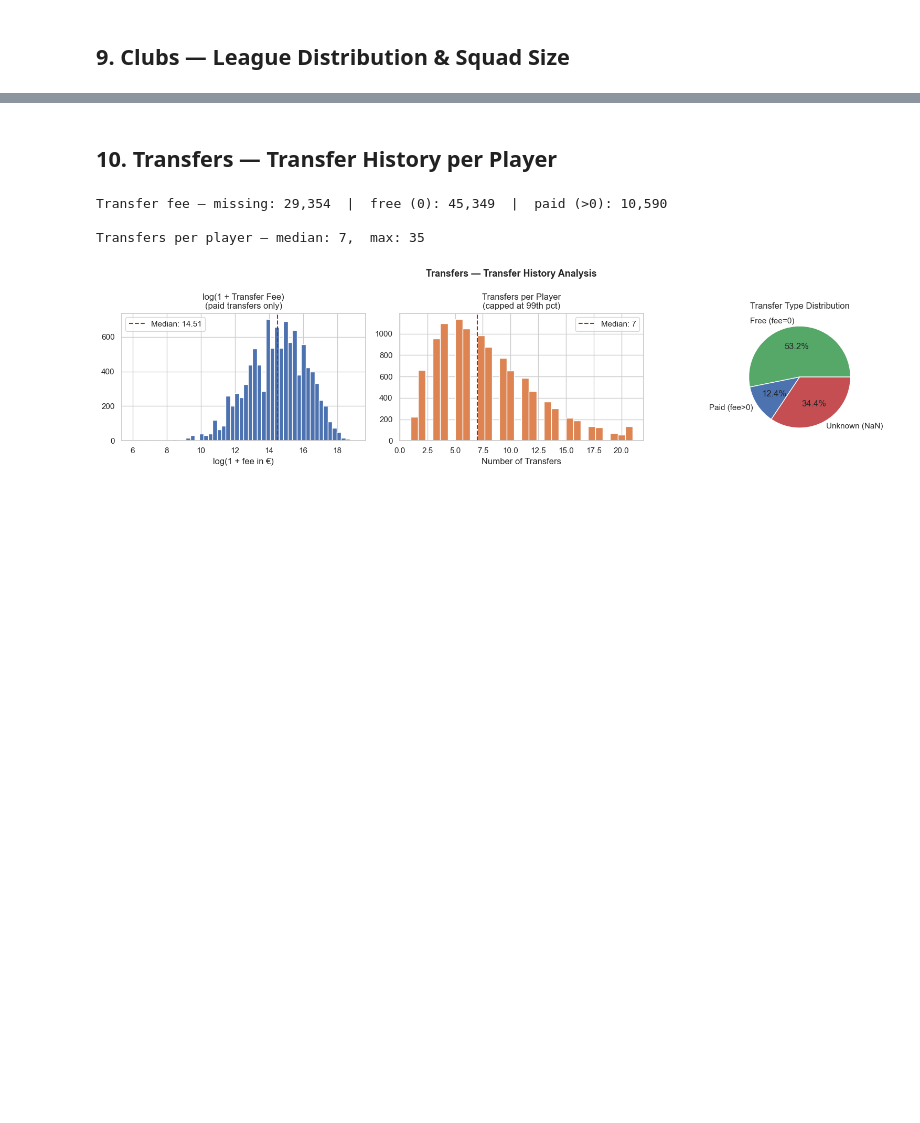
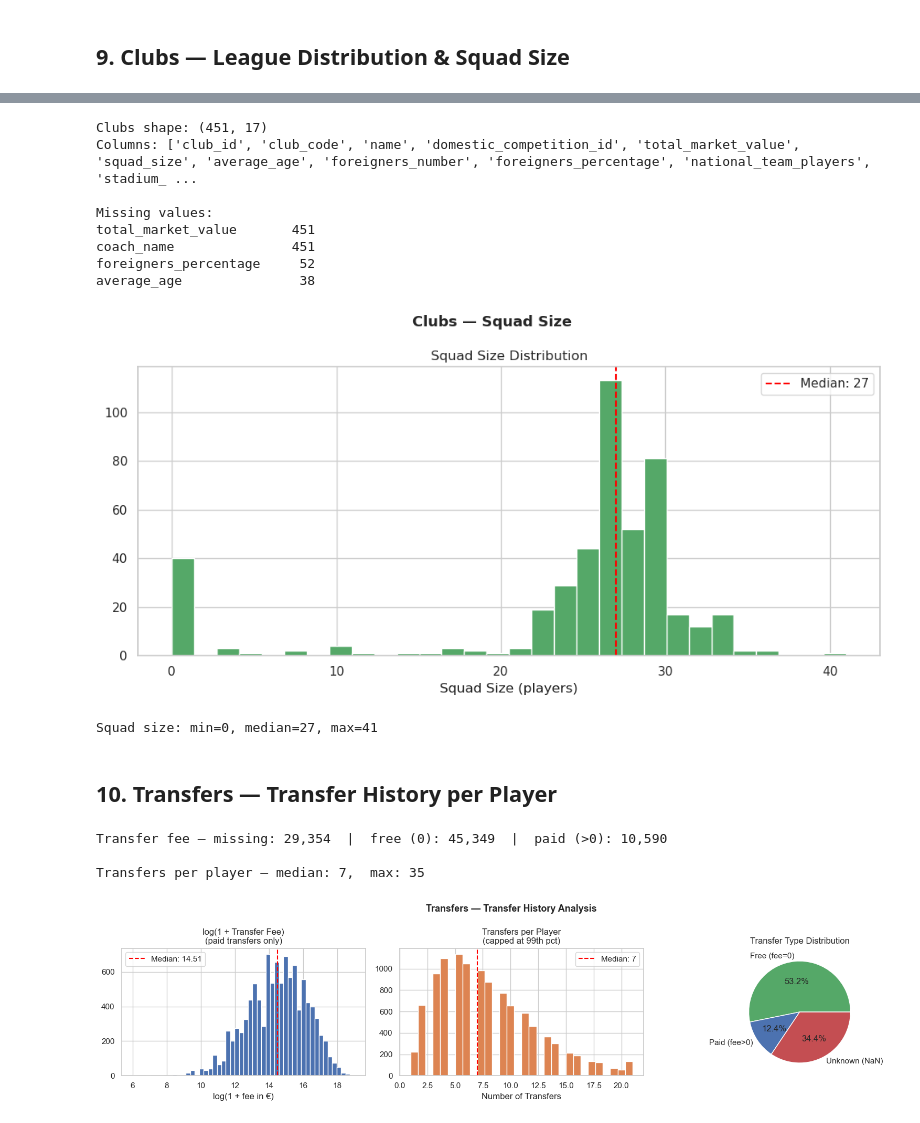
Before and after one commit to gyfantidis/football-player-value-predictor, a Jupyter notebook: notebooks/02_eda_raw.ipynb, the cells around one changed output, grey strips where cells are left out. Cells and saved outputs as stored; diff of their text form; code cells hidden in the pictures; blank space fills up the shorter version.

```diff
--- a/notebooks/02_eda_raw.ipynb
+++ b/notebooks/02_eda_raw.ipynb
@@ -361,3 +315,40 @@ Squad size: min=0, median=27, max=41
+# %%
+# clubs.csv EDA
+print(f'Clubs shape: {clubs.shape}')
+print(f'Columns: {clubs.columns.tolist()}\n')
+
+missing_clubs = clubs.isnull().sum()
+missing_clubs = missing_clubs[missing_clubs > 0].sort_values(ascending=False)
+print(f'Missing values:\n{missing_clubs.to_string()}')
+
+# Squad size distribution only
+fig, ax = plt.subplots(figsize=(10, 5))
+
+sq = clubs['squad_size'].dropna()
+ax.hist(sq, bins=30, color='#55A868', edgecolor='white')
+ax.set_title('Squad Size Distribution')
+ax.set_xlabel('Squad Size (players)')
+ax.axvline(sq.median(), color='red', linestyle='--', label=f'Median: {sq.median():.0f}')
+ax.legend()
+
+plt.suptitle('Clubs — Squad Size', fontsize=13, fontweight='bold')
+plt.tight_layout()
+plt.savefig(FIGURES_PATH + '02_clubs_eda_squad_size.png')
+plt.show()
+
+# Optional print statements
+print(f'Squad size: min={sq.min():.0f}, median={sq.median():.0f}, max={sq.max():.0f}')
+# %% [output]
+Clubs shape: (451, 17)
+Columns: ['club_id', 'club_code', 'name', 'domestic_competition_id', 'total_market_value', 'squad_size', 'average_age', 'foreigners_number', 'foreigners_percentage', 'national_team_players', 'stadium_ ...
+
+Missing values:
+total_market_value       451
+coach_name               451
+foreigners_percentage     52
+average_age               38
+[figure, added]
+Squad size: min=0, median=27, max=41
 # %% [markdown]
 ## 10. Transfers — Transfer History per Player
 # %%
```
Also changed, not shown: parts of 9 cells of this notebook, 2 other files.
